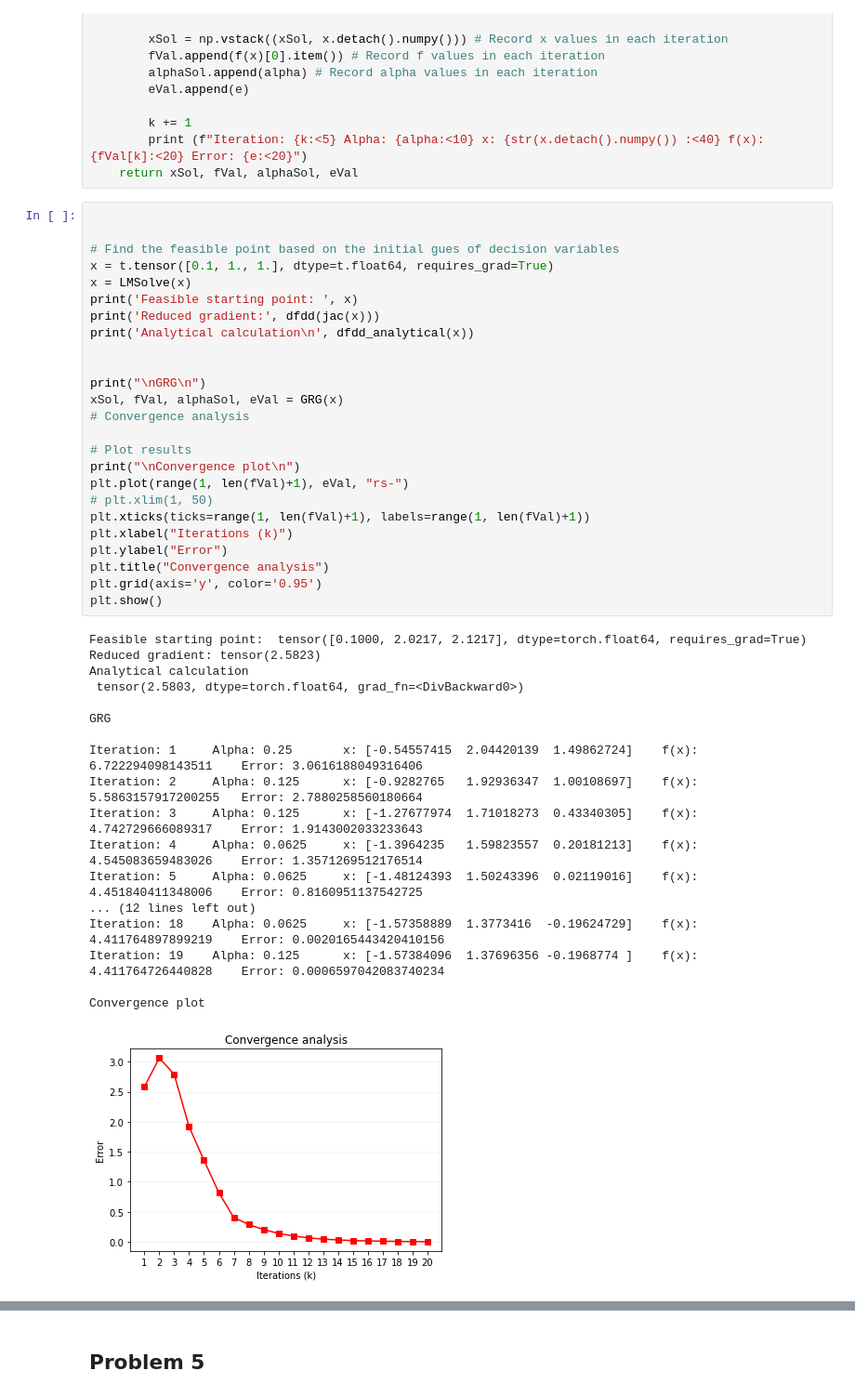
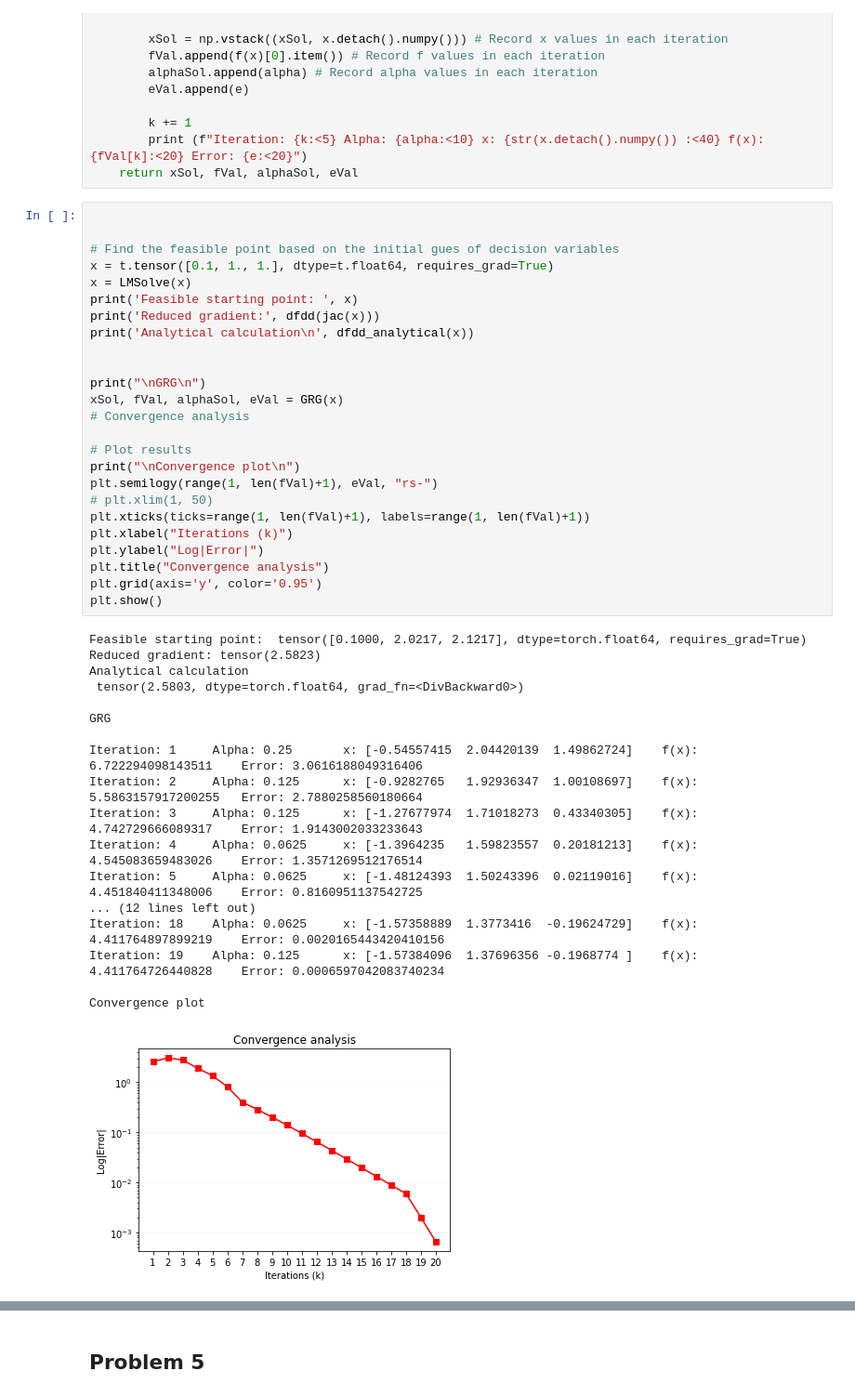
Before and after one commit to pprabhud/MAE_598_Fall_22, a Jupyter notebook: MAE_598_HW_4.ipynb, the cells around one changed output, grey strips where cells are left out. Shown: that part at 93% size. Cells and saved outputs as stored; diff of their text form.

```diff
--- a/MAE_598_HW_4.ipynb
+++ b/MAE_598_HW_4.ipynb
@@ -321,33 +391,33 @@ print('Analytical calculation\n', dfdd_analytical(x))
 print("\nGRG\n")
 xSol, fVal, alphaSol, eVal = GRG(x)
 # Convergence analysis
 
 # Plot results
 print("\nConvergence plot\n")
-plt.plot(range(1, len(fVal)+1), eVal, "rs-")
+plt.semilogy(range(1, len(fVal)+1), eVal, "rs-")
 # plt.xlim(1, 50)
 plt.xticks(ticks=range(1, len(fVal)+1), labels=range(1, len(fVal)+1))
 plt.xlabel("Iterations (k)")
-plt.ylabel("Error")
+plt.ylabel("Log|Error|")
 plt.title("Convergence analysis")
 plt.grid(axis='y', color='0.95')
 plt.show()
 # %% [output]
 Feasible starting point:  tensor([0.1000, 2.0217, 2.1217], dtype=torch.float64, requires_grad=True)
 Reduced gradient: tensor(2.5823)
 Analytical calculation
  tensor(2.5803, dtype=torch.float64, grad_fn=<DivBackward0>)
 
 GRG
 
 Iteration: 1     Alpha: 0.25       x: [-0.54557415  2.04420139  1.49862724]    f(x): 6.722294098143511    Error: 3.0616188049316406
 Iteration: 2     Alpha: 0.125      x: [-0.9282765   1.92936347  1.00108697]    f(x): 5.5863157917200255   Error: 2.7880258560180664
 Iteration: 3     Alpha: 0.125      x: [-1.27677974  1.71018273  0.43340305]    f(x): 4.742729666089317    Error: 1.9143002033233643
 Iteration: 4     Alpha: 0.0625     x: [-1.3964235   1.59823557  0.20181213]    f(x): 4.545083659483026    Error: 1.3571269512176514
 Iteration: 5     Alpha: 0.0625     x: [-1.48124393  1.50243396  0.02119016]    f(x): 4.451840411348006    Error: 0.8160951137542725
 ... (12 lines left out)
 Iteration: 18    Alpha: 0.0625     x: [-1.57358889  1.3773416  -0.19624729]    f(x): 4.411764897899219    Error: 0.0020165443420410156
 Iteration: 19    Alpha: 0.125      x: [-1.57384096  1.37696356 -0.1968774 ]    f(x): 4.411764726440828    Error: 0.0006597042083740234
 
 Convergence plot
-[figure, old version]
+[figure, new version]
```
Also changed, not shown: parts of 10 cells of this notebook.
